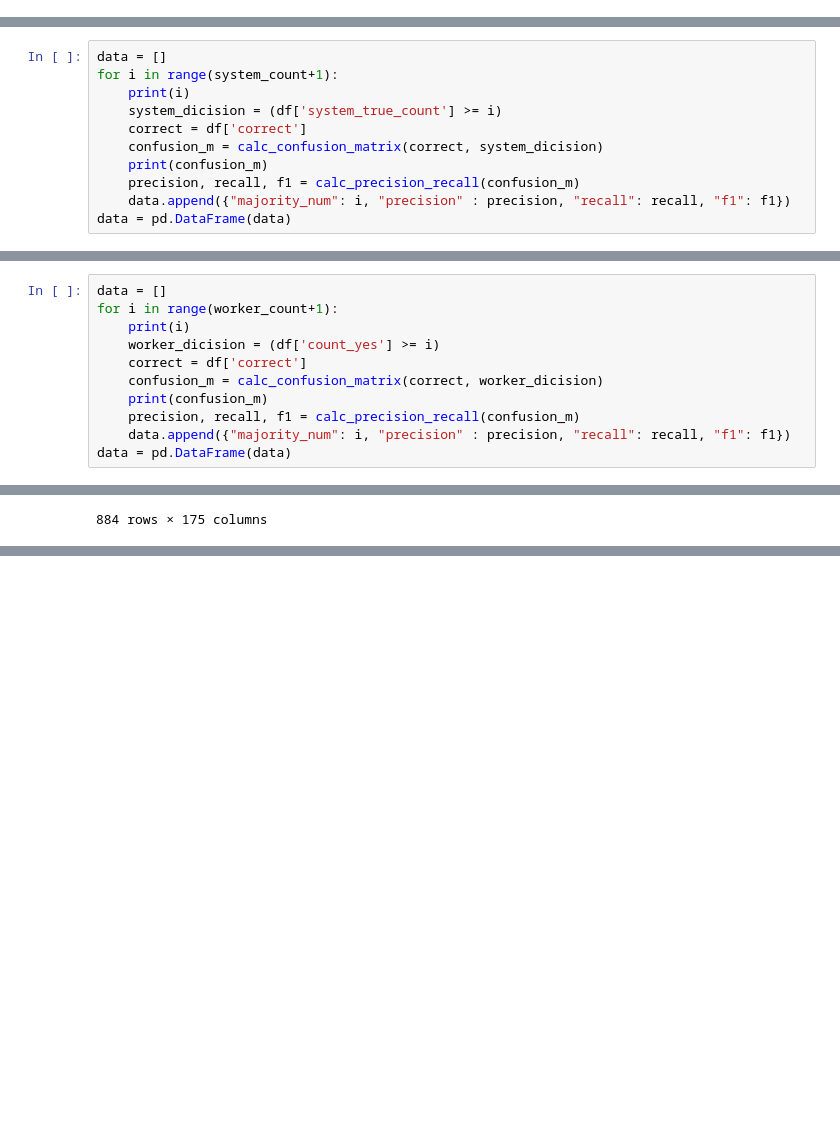
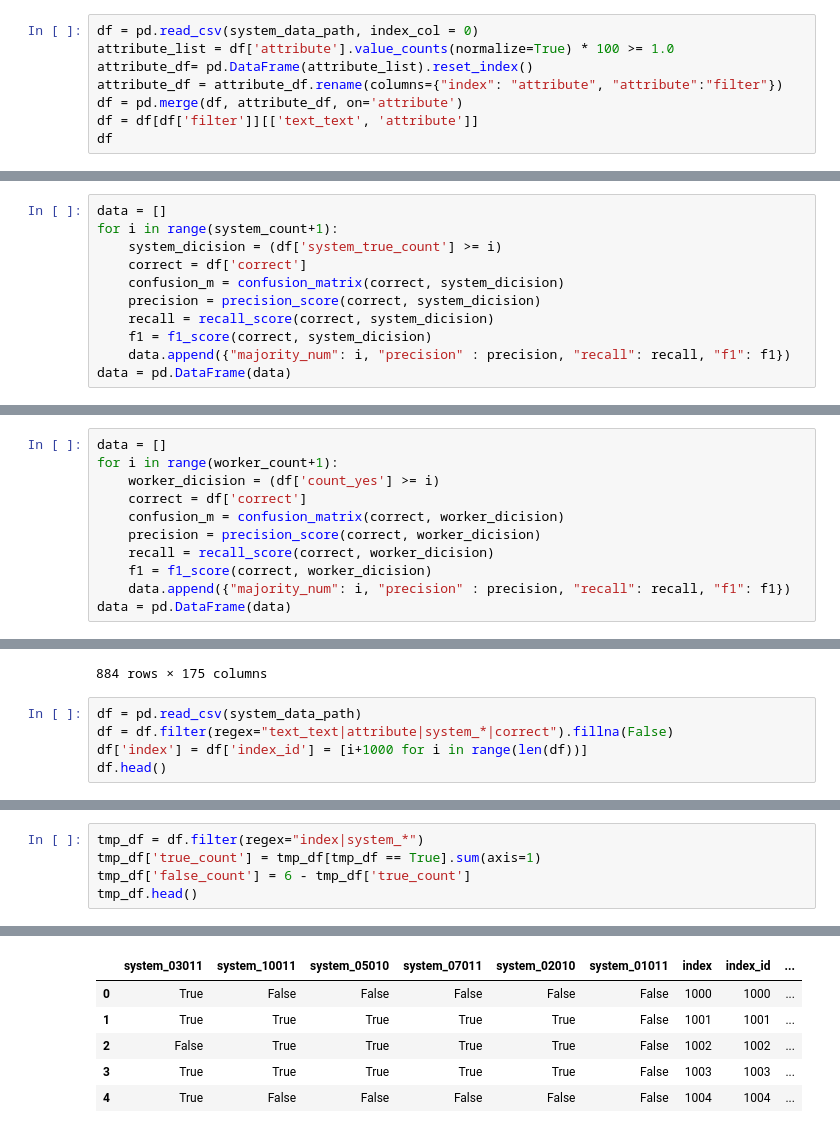
Before and after one commit to keimoriyama/baseline, a Jupyter notebook: data_check.ipynb, the cells around one changed output, grey strips where cells are left out. Cells and saved outputs as stored; diff of their text form; blank space fills up the shorter version.

```diff
--- a/data_check.ipynb
+++ b/data_check.ipynb
@@ -23,3 +24,11 @@ df.head()
 | 3 | 443223 | トバ湖 | 種類 | 46 | 52 | カルデラ湖 | ... |
 | 4 | 143182 | 木崎湖 | 観光地 | 82 | 10 | ゆーぷる | ... |
 5 rows × 173 columns
+# %%
+df = pd.read_csv(system_data_path, index_col = 0)
+attribute_list = df['attribute'].value_counts(normalize=True) * 100 >= 1.0
+attribute_df= pd.DataFrame(attribute_list).reset_index()
+attribute_df = attribute_df.rename(columns={"index": "attribute", "attribute":"filter"})
+df = pd.merge(df, attribute_df, on='attribute')
+df = df[df['filter']][['text_text', 'attribute']]
+df
@@ -182,11 +188,11 @@ system_count, worker_count = 6, 10
 # %%
 data = []
 for i in range(system_count+1):
-    print(i)
     system_dicision = (df['system_true_count'] >= i)
     correct = df['correct']
-    confusion_m = calc_confusion_matrix(correct, system_dicision)
-    print(confusion_m)
-    precision, recall, f1 = calc_precision_recall(confusion_m)
+    confusion_m = confusion_matrix(correct, system_dicision)
+    precision = precision_score(correct, system_dicision)
+    recall = recall_score(correct, system_dicision)
+    f1 = f1_score(correct, system_dicision)
     data.append({"majority_num": i, "precision" : precision, "recall": recall, "f1": f1})
 data = pd.DataFrame(data)
@@ -243,11 +234,11 @@ plt.savefig("img/system_f1.png")
 # %%
 data = []
 for i in range(worker_count+1):
-    print(i)
     worker_dicision = (df['count_yes'] >= i)
     correct = df['correct']
-    confusion_m = calc_confusion_matrix(correct, worker_dicision)
-    print(confusion_m)
-    precision, recall, f1 = calc_precision_recall(confusion_m)
+    confusion_m = confusion_matrix(correct, worker_dicision)
+    precision = precision_score(correct, worker_dicision)
+    recall = recall_score(correct, worker_dicision)
+    f1 = f1_score(correct, worker_dicision)
     data.append({"majority_num": i, "precision" : precision, "recall": recall, "f1": f1})
 data = pd.DataFrame(data)
@@ -356,3 +294,8 @@ df
 | 882 | 2388853 | 大谷池 | 水質（淡水・汽水） | 51 | 0 | 淡水 | ... |
 | 883 | 1050701 | 一碧湖 | 別名 | 66 | 102 | ヘラブナ | ... |
 884 rows × 175 columns
+# %%
+df = pd.read_csv(system_data_path)
+df = df.filter(regex="text_text|attribute|system_*|correct").fillna(False)
+df['index'] = df['index_id'] = [i+1000 for i in range(len(df))]
+df.head()
@@ -358,0 +309,6 @@ df
+# %%
+tmp_df = df.filter(regex="index|system_*")
+tmp_df['true_count'] = tmp_df[tmp_df == True].sum(axis=1)
+tmp_df['false_count'] = 6 - tmp_df['true_count']
+tmp_df.head()
+# %% [output]
@@ -358,0 +325,6 @@ df
+|  | system_03011 | system_10011 | system_05010 | system_07011 | system_02010 | system_01011 | index | index_id | ... |
+| 0 | True | False | False | False | False | False | 1000 | 1000 | ... |
+| 1 | True | True | True | True | True | False | 1001 | 1001 | ... |
+| 2 | False | True | True | True | True | False | 1002 | 1002 | ... |
+| 3 | True | True | True | True | True | False | 1003 | 1003 | ... |
+| 4 | True | False | False | False | False | False | 1004 | 1004 | ... |
```
Also changed, not shown: parts of 16 cells of this notebook, 3 other files.
